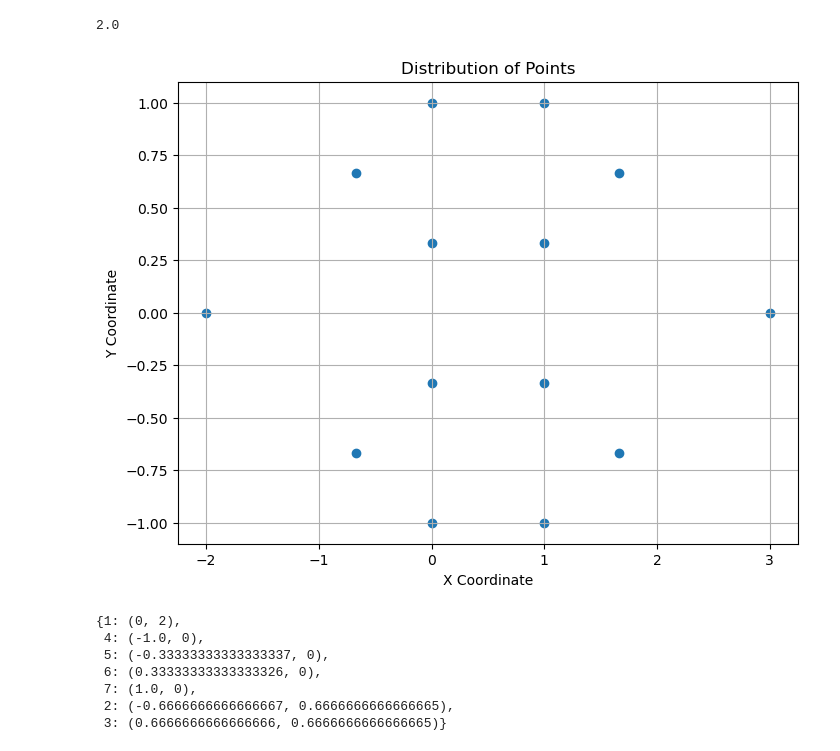
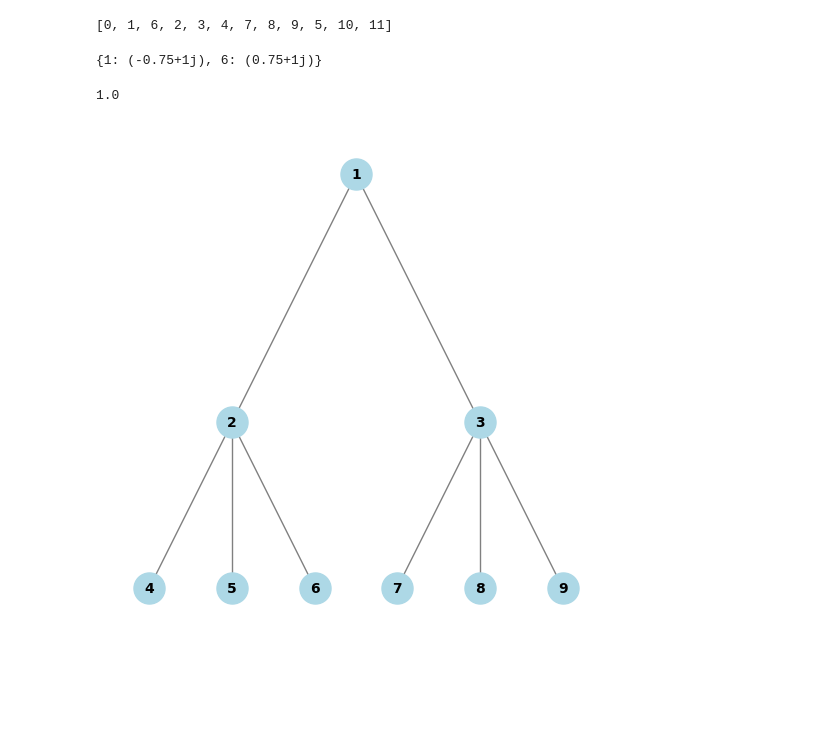
Before and after one commit to cgs2155/RandomCycles, a Jupyter notebook: proto.ipynb, the cells around one changed output. Cells and saved outputs as stored; diff of their text form; code cells hidden in the pictures; blank space fills up the shorter version.

```diff
--- a/proto.ipynb
+++ b/proto.ipynb
@@ -19,15 +20,0 @@ pl_graph(rand, positions=rand_cycle_coords([2,2]))
-# %%
-X = [2,2]
-# Get the coordinate dictionary from gt_coord
-coords = tree_coords(X,xd=1,yd=2)
-# Extract the x and y coordinates (keys are irrelevant here)
-x_vals = [coord[0] for coord in coords.values()]
-y_vals = [-1*coord[1] for coord in coords.values()]
-# Plot the points
-plt.figure(figsize=(8, 6))
-plt.scatter(y_vals, x_vals)
-plt.xlabel("X Coordinate")
-plt.ylabel("Y Coordinate")
-plt.title("Distribution of Points")
-plt.grid(True)
-plt.show()
@@ -37,28 +20,0 @@ plt.show()
-# %%
-X = [2,2]
-# Get the coordinate dictionary from gt_coord
-coords = rand_cycle_coords(X,xd=1,yd=2)
-# Extract the x and y coordinates (keys are irrelevant here)
-x_vals = [coord[0] for coord in coords.values()]
-y_vals = [-1*coord[1] for coord in coords.values()]
-# Plot the points
-plt.figure(figsize=(8, 6))
-plt.scatter(y_vals, x_vals)
-plt.xlabel("X Coordinate")
-plt.ylabel("Y Coordinate")
-plt.title("Distribution of Points")
-plt.grid(True)
-plt.show()
-# %% [output]
-2.0
-[figure, removed]
-# %%
-coords
-# %% [output]
-{1: (0, 2),
- 4: (-1.0, 0),
- 5: (-0.33333333333333337, 0),
- 6: (0.33333333333333326, 0),
- 7: (1.0, 0),
- 2: (-0.6666666666666667, 0.6666666666666665),
- 3: (0.6666666666666666, 0.6666666666666665)}
@@ -64,0 +23,4 @@ coords
+# %%
+bfs_order(cascade(X))
+# %% [output]
+[0, 1, 6, 2, 3, 4, 7, 8, 9, 5, 10, 11]
@@ -64,0 +29,11 @@ coords
+# %%
+G.node_map[0].phases
+# %% [output]
+{1: (-0.75+1j), 6: (0.75+1j)}
+# %%
+ftree = fluxedTree(X)
+# %%
+pl_graph(ftree,positions=tree_coords(X))
+# %% [output]
+1.0
+[figure, added]
```
Also changed, not shown: parts of 12 cells of this notebook, 4 other files.
